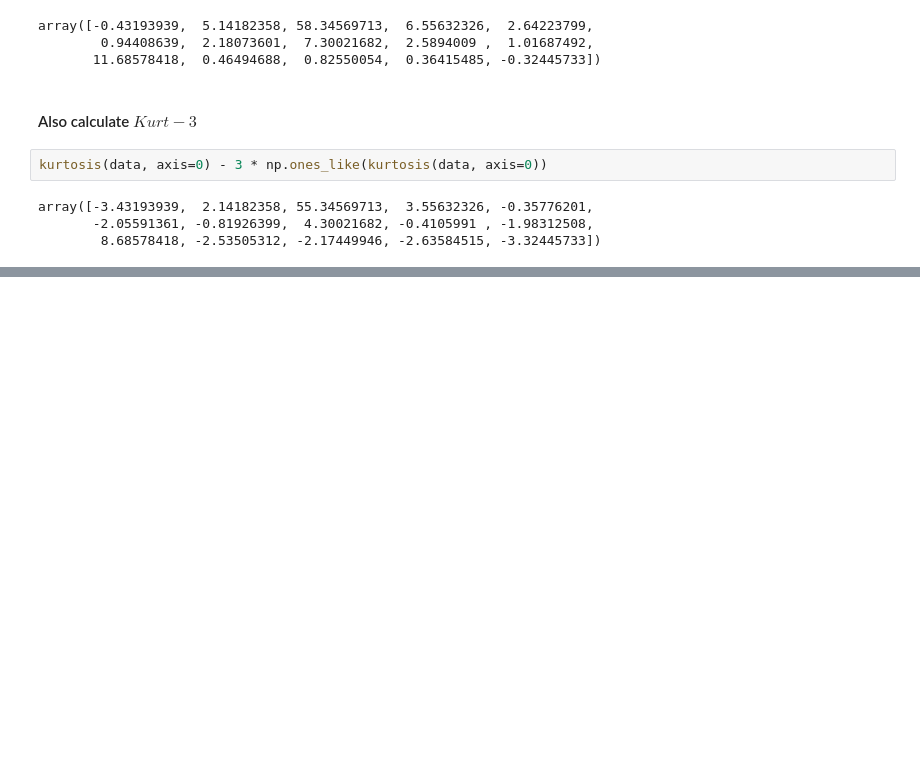
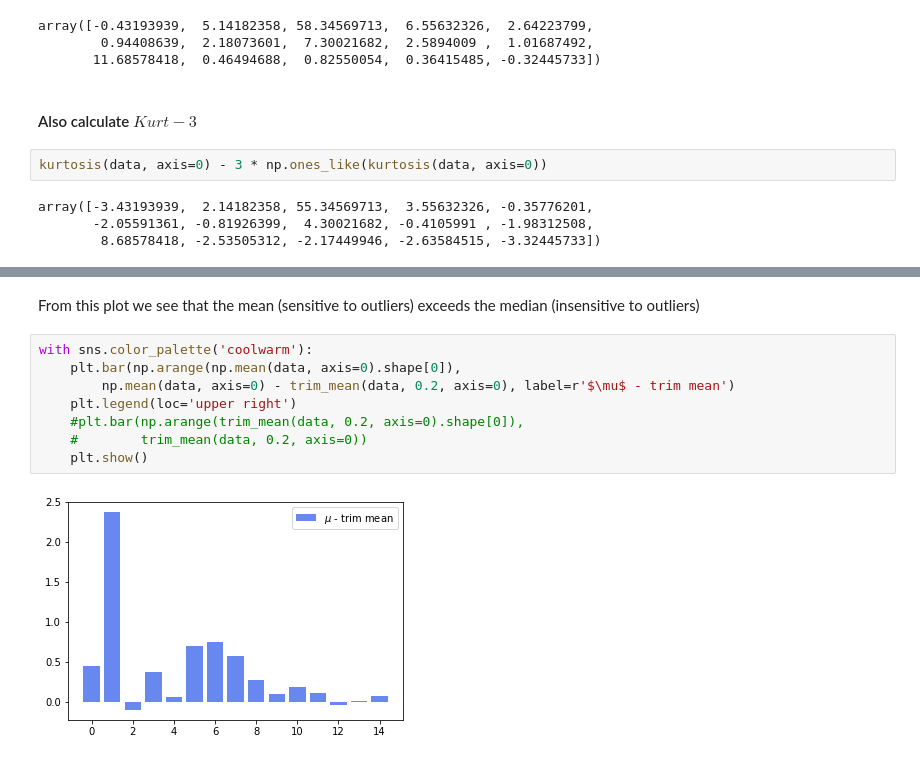
Before and after one commit to piovere/nucnotes, a Jupyter notebook: ne579/Homework/hw02/All in one.ipynb, the cells around one changed output, grey strips where cells are left out. Drawn from its saved outputs; the diff is of its cells as text; blank space fills up the shorter version.

```diff
--- a/ne579/Homework/hw02/All in one.ipynb
+++ b/ne579/Homework/hw02/All in one.ipynb
@@ -125,0 +176,12 @@ array([-3.43193939,  2.14182358, 55.34569713,  3.55632326, -0.35776201,
+# %% [markdown]
+From this plot we see that the mean (sensitive to outliers) exceeds the median (insensitive to outliers)
+# %%
+with sns.color_palette('coolwarm'):
+    plt.bar(np.arange(np.mean(data, axis=0).shape[0]),
+        np.mean(data, axis=0) - trim_mean(data, 0.2, axis=0), label=r'$\mu$ - trim mean')
+    plt.legend(loc='upper right')
+    #plt.bar(np.arange(trim_mean(data, 0.2, axis=0).shape[0]),
+    #        trim_mean(data, 0.2, axis=0))
+    plt.show()
+# %% [output]
+[figure, added]
```
Also changed, not shown: parts of 18 cells of this notebook, 2 other files.
